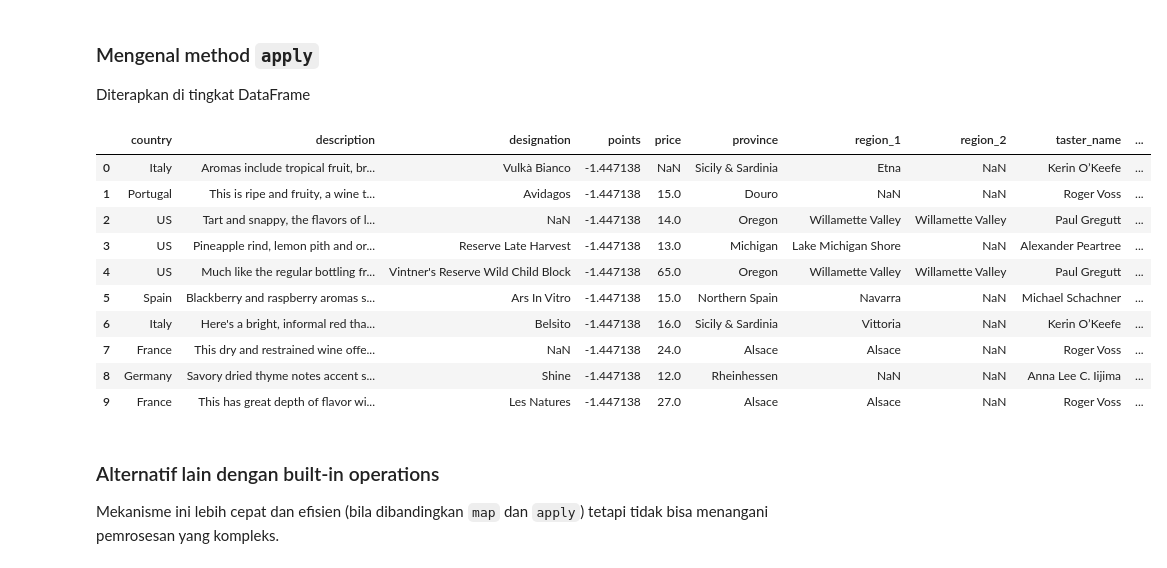
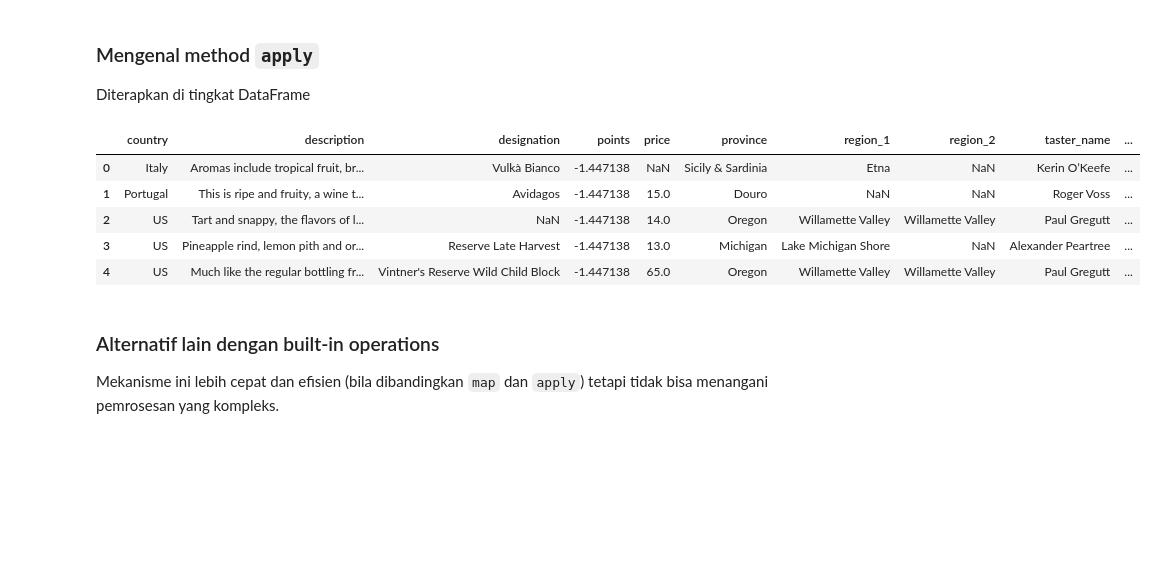
Before and after one commit to boedybios/kaggle_explorations, a Jupyter notebook: belajar_python_pandas/Belajar_Python_Pandas.ipynb, the cells around one changed output. Drawn from its saved outputs; the diff is of its cells as text; code cells hidden in the pictures; blank space fills up the shorter version.

````diff
--- a/belajar_python_pandas/Belajar_Python_Pandas.ipynb
+++ b/belajar_python_pandas/Belajar_Python_Pandas.ipynb
@@ -264,7 +259,7 @@ wine_df.loc[:, ['taster_name', 'taster_twitter_handle', 'points']].head(10)
 # %% [markdown]
 ## Mengganti index
 # %%
-wine_df.set_index('title')
+wine_df.set_index('title').head()
 # %% [output]
 |  | country | description | designation | points | price | province | region_1 | region_2 | taster_name | ... |
 | title |  |  |  |  |  |  |  |  |  | ... |
@@ -517,23 +488,18 @@ Diterapkan di tingkat DataFrame
 # %%
 points_mean = wine_df['points'].mean()
 
 def remean_points(row):
     row['points'] = row['points'] - points_mean
     return row
 
-wine_df.apply(remean_points, axis='columns').head(10)
+wine_df.apply(remean_points, axis='columns').head()
 # %% [output]
 |  | country | description | designation | points | price | province | region_1 | region_2 | taster_name | ... |
 | 0 | Italy | Aromas include tropical fruit, br... | Vulkà Bianco | -1.447138 | NaN | Sicily & Sardinia | Etna | NaN | Kerin O’Keefe | ... |
 | 1 | Portugal | This is ripe and fruity, a wine t... | Avidagos | -1.447138 | 15.0 | Douro | NaN | NaN | Roger Voss | ... |
 | 2 | US | Tart and snappy, the flavors of l... | NaN | -1.447138 | 14.0 | Oregon | Willamette Valley | Willamette Valley | Paul Gregutt | ... |
 | 3 | US | Pineapple rind, lemon pith and or... | Reserve Late Harvest | -1.447138 | 13.0 | Michigan | Lake Michigan Shore | NaN | Alexander Peartree | ... |
 | 4 | US | Much like the regular bottling fr... | Vintner's Reserve Wild Child Block | -1.447138 | 65.0 | Oregon | Willamette Valley | Willamette Valley | Paul Gregutt | ... |
-| 5 | Spain | Blackberry and raspberry aromas s... | Ars In Vitro | -1.447138 | 15.0 | Northern Spain | Navarra | NaN | Michael Schachner | ... |
-| 6 | Italy | Here's a bright, informal red tha... | Belsito | -1.447138 | 16.0 | Sicily & Sardinia | Vittoria | NaN | Kerin O’Keefe | ... |
-| 7 | France | This dry and restrained wine offe... | NaN | -1.447138 | 24.0 | Alsace | Alsace | NaN | Roger Voss | ... |
-| 8 | Germany | Savory dried thyme notes accent s... | Shine | -1.447138 | 12.0 | Rheinhessen | NaN | NaN | Anna Lee C. Iijima | ... |
-| 9 | France | This has great depth of flavor wi... | Les Natures | -1.447138 | 27.0 | Alsace | Alsace | NaN | Roger Voss | ... |
 # %% [markdown]
 ### Alternatif lain dengan built-in operations
 Mekanisme ini lebih cepat dan efisien (bila dibandingkan ```map``` dan ```apply```) tetapi tidak bisa menangani pemrosesan yang kompleks.
````
Also changed, not shown: parts of 25 cells of this notebook.
